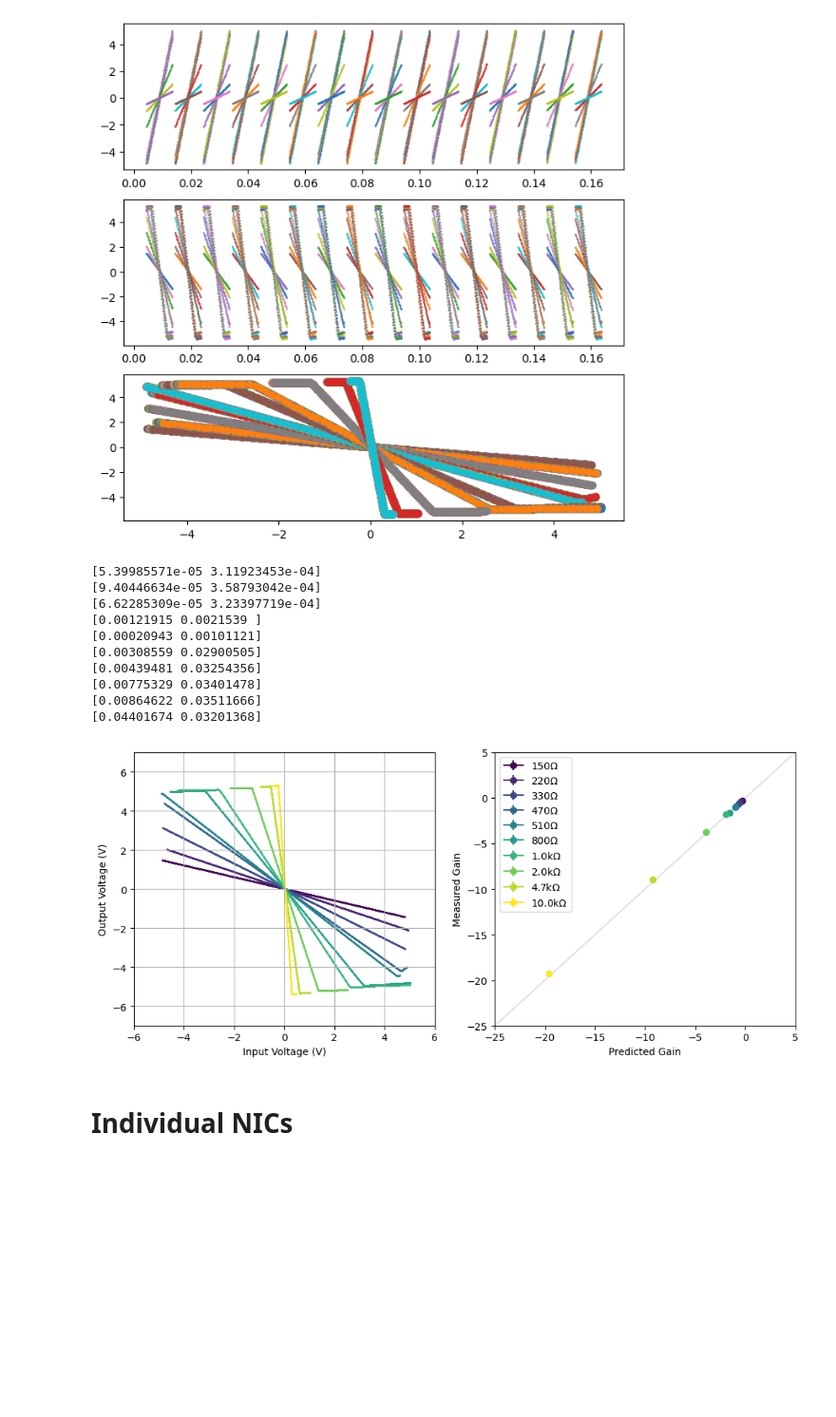
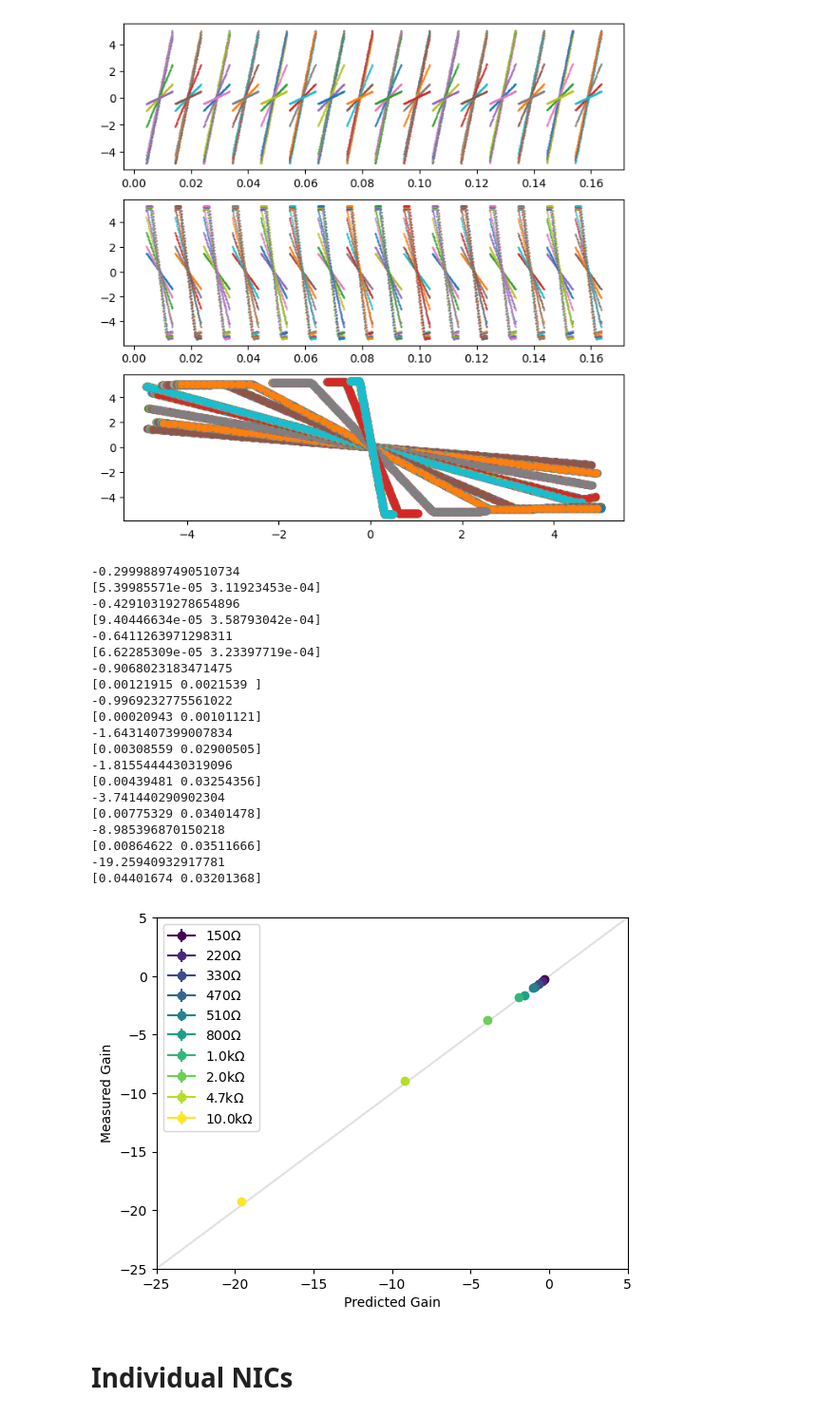
Before and after one commit to Chwanhee/Metrology, a Jupyter notebook: Report_1/data_analysis.ipynb, the cells around one changed output. Shown at 95% size. Saved outputs shown, nothing was run; the diff lists cells and outputs as text; code cells hidden in the pictures; blank space fills up the shorter version.

```diff
--- a/Report_1/data_analysis.ipynb
+++ b/Report_1/data_analysis.ipynb
@@ -114,11 +114,6 @@ def fit(x,a,b,reg):
     return y
 
 ########## End of Function Defining ##########
-
-fig = plt.figure(figsize=(12,5))
-grid = gs.GridSpec(1,2)
-axs1 = plt.subplot(grid[0])
-axs2 = plt.subplot(grid[1])
 
 handle = open("inverting_amp.pkl", 'rb')
 data=pickle.load(handle)
@@ -148,52 +143,61 @@ for i, R2 in enumerate(data["R2"]):
         ch2 = ch2[indices]
 
         label = fr"{R2/1000}k$\Omega$" if R2 >= 1000 else fr"{R2}$\Omega$"
-        axs1.scatter(ch1,ch2
-                     ,s=0.5,alpha=0.6,color=colours[i]
-                     )
-
+        # plt.scatter(ch1,ch2
+        #              ,s=0.5,alpha=0.6,color=colours[i]
+        #              )
 
         trial = [amp,25e-6,1]
         if R2 >= 800:
             trial = [amp,25e-6,15]
         popt,_ = curve_fit(fit,ch1,ch2,p0=trial,maxfev = 10800)
         param.append(popt[:2])
     err = np.std(param,axis=0)
     param = np.mean(param,axis=0)
+    print(param[0])
     print(err)
 
     X = np.linspace(-25,5)
-    axs2.plot(X,X,color="black",alpha=0.01)
-    axs2.errorbar(amp,param[0]
+    plt.plot(X,X,color="black",alpha=0.01)
+    plt.errorbar(amp,param[0]
                   ,label=label
                   ,yerr = err[0]
                   ,marker = "o"
                   ,color = colours[i]
                   )
-axs2.legend(loc="upper left")
-axs1.set_ylim(-7,7); axs1.set_xlim(-6,6)
-axs1.grid()
-axs1.set_ylabel("Output Voltage (V)")
-axs1.set_xlabel("Input Voltage (V)")
+# plt.ylim(-6,6); plt.xlim(-5.5,5.5)
+# plt.grid()
+# plt.ylabel("Output Voltage (V)")
+# plt.xlabel("Input Voltage (V)")
 
-axs2.set_ylim(-25,5); axs2.set_xlim(-25,5)
+plt.ylim(-25,5); plt.xlim(-25,5)
+plt.legend(loc="upper left")
+plt.ylabel(r"Measured Gain")
+plt.xlabel(r"Predicted Gain")
 
-axs2.set_ylabel(r"Measured Gain")
-axs2.set_xlabel(r"Predicted Gain")
-
-fig.savefig("figures/inverting_slopes.png")
+plt.savefig("figures/inverting_slopesB.png")
 # %% [output]
+-0.29998897490510734
 [5.39985571e-05 3.11923453e-04]
+-0.42910319278654896
 [9.40446634e-05 3.58793042e-04]
+-0.6411263971298311
 [6.62285309e-05 3.23397719e-04]
+-0.9068023183471475
 [0.00121915 0.0021539 ]
+-0.9969232775561022
 [0.00020943 0.00101121]
+-1.6431407399007834
 [0.00308559 0.02900505]
+-1.8155444430319096
 [0.00439481 0.03254356]
+-3.741440290902304
 [0.00775329 0.03401478]
+-8.985396870150218
 [0.00864622 0.03511666]
+-19.25940932917781
 [0.04401674 0.03201368]
-[figure, old version]
+[figure, new version]
 # %% [markdown]
 # Individual NICs
 # %%
```
Also changed, not shown: parts of 2 cells of this notebook.
